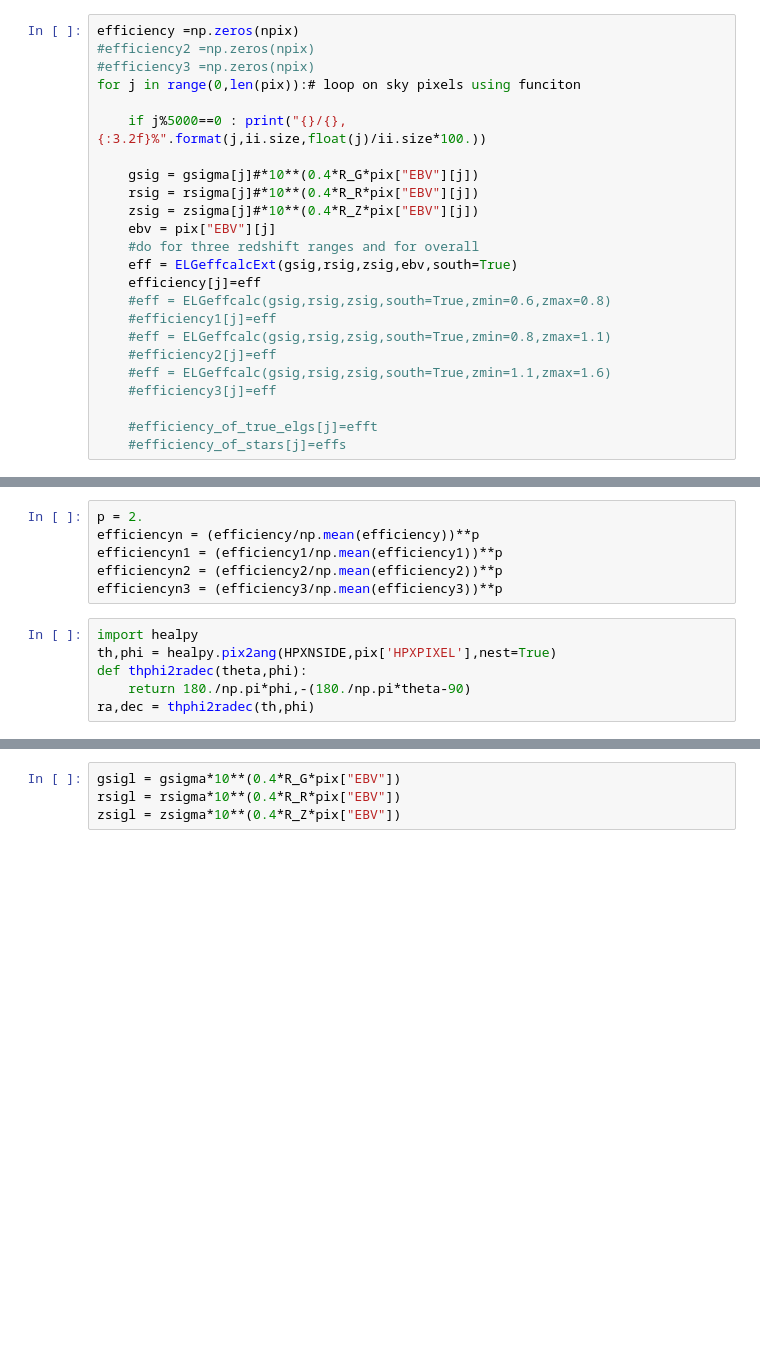
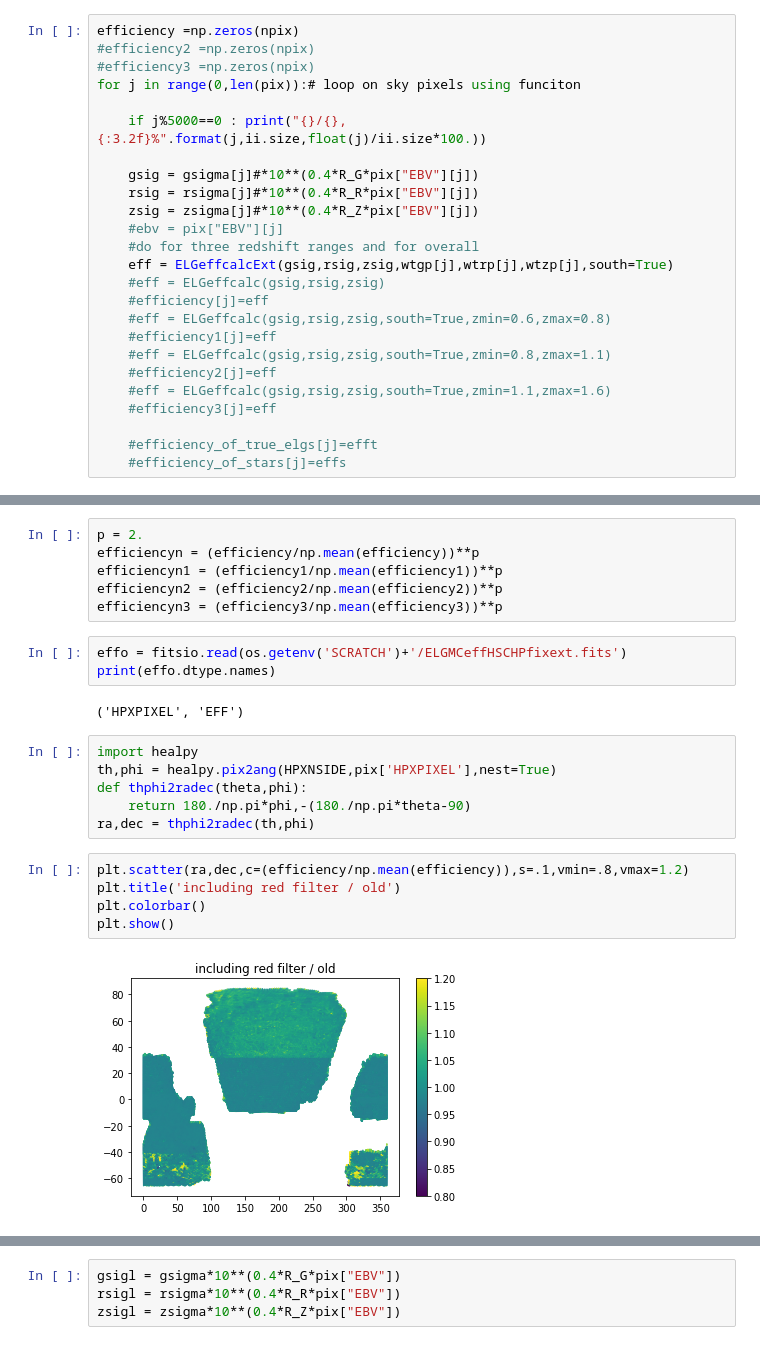
Before and after one commit to desihub/LSS, a Jupyter notebook: Sandbox/MCeff.ipynb, the cells around one changed output, grey strips where cells are left out. Drawn from its saved outputs; the diff is of its cells as text; blank space fills up the shorter version.

```diff
--- a/Sandbox/MCeff.ipynb
+++ b/Sandbox/MCeff.ipynb
@@ -455,10 +495,11 @@ for j in range(0,len(pix)):# loop on sky pixels using funciton
     gsig = gsigma[j]#*10**(0.4*R_G*pix["EBV"][j])
     rsig = rsigma[j]#*10**(0.4*R_R*pix["EBV"][j])
     zsig = zsigma[j]#*10**(0.4*R_Z*pix["EBV"][j])
-    ebv = pix["EBV"][j]
+    #ebv = pix["EBV"][j]
     #do for three redshift ranges and for overall
-    eff = ELGeffcalcExt(gsig,rsig,zsig,ebv,south=True)
-    efficiency[j]=eff
+    eff = ELGeffcalcExt(gsig,rsig,zsig,wtgp[j],wtrp[j],wtzp[j],south=True)
+    #eff = ELGeffcalc(gsig,rsig,zsig)
+    #efficiency[j]=eff
     #eff = ELGeffcalc(gsig,rsig,zsig,south=True,zmin=0.6,zmax=0.8)
     #efficiency1[j]=eff
     #eff = ELGeffcalc(gsig,rsig,zsig,south=True,zmin=0.8,zmax=1.1)
@@ -525,9 +574,21 @@ efficiencyn = (efficiency/np.mean(efficiency))**p
 efficiencyn1 = (efficiency1/np.mean(efficiency1))**p
 efficiencyn2 = (efficiency2/np.mean(efficiency2))**p
 efficiencyn3 = (efficiency3/np.mean(efficiency3))**p
+# %%
+effo = fitsio.read(os.getenv('SCRATCH')+'/ELGMCeffHSCHPfixext.fits')
+print(effo.dtype.names)
+# %% [output]
+('HPXPIXEL', 'EFF')
 # %%
 import healpy
 th,phi = healpy.pix2ang(HPXNSIDE,pix['HPXPIXEL'],nest=True)
 def thphi2radec(theta,phi):
     return 180./np.pi*phi,-(180./np.pi*theta-90)
 ra,dec = thphi2radec(th,phi)
+# %%
+plt.scatter(ra,dec,c=(efficiency/np.mean(efficiency)),s=.1,vmin=.8,vmax=1.2)
+plt.title('including red filter / old')
+plt.colorbar()
+plt.show()
+# %% [output]
+[figure, added]
```
Also changed, not shown: parts of 15 cells of this notebook.
